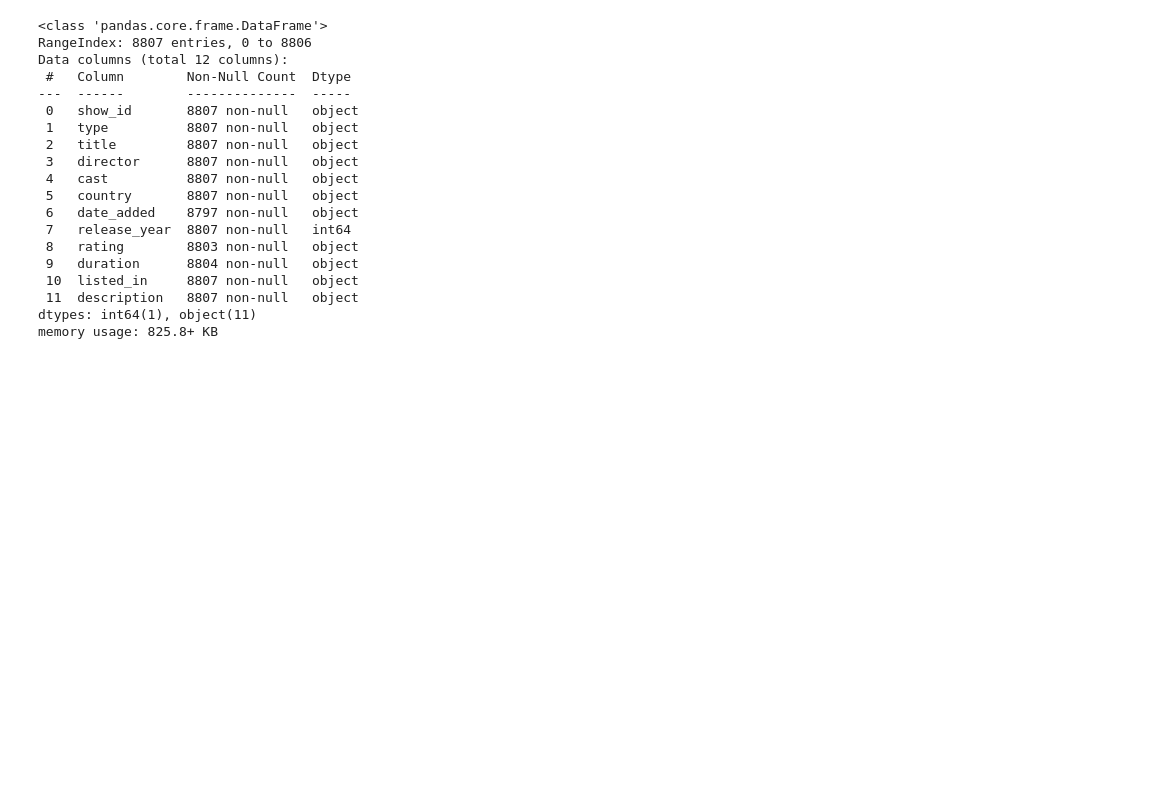
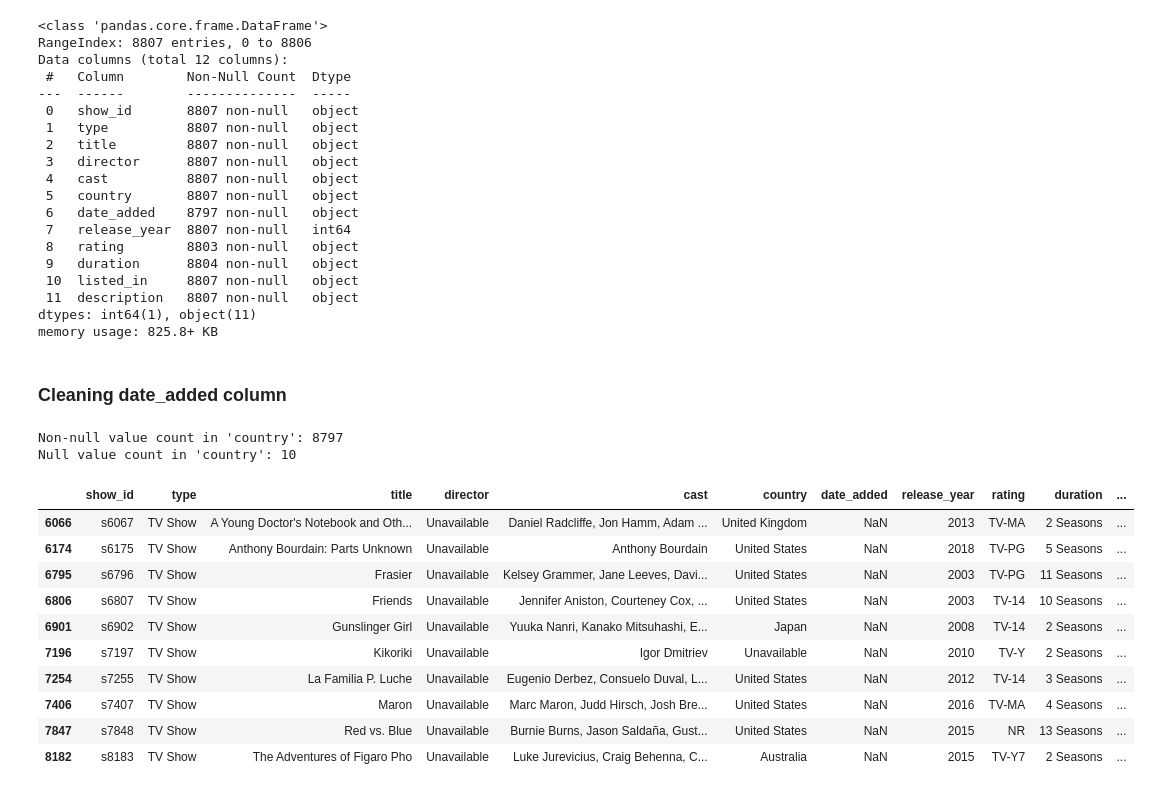
Before and after one commit to mutumagitonga/Netflix-Movies-and-TV-Shows-Data-Analysis, a Jupyter notebook: netflix_movies_and_shows.ipynb, the cells around one changed output. Cells and saved outputs as stored; diff of their text form; code cells hidden in the pictures; blank space fills up the shorter version.

```diff
--- a/netflix_movies_and_shows.ipynb
+++ b/netflix_movies_and_shows.ipynb
@@ -210,3 +210,32 @@ Data columns (total 12 columns):
  11  description   8807 non-null   object
 dtypes: int64(1), object(11)
 memory usage: 825.8+ KB
+# %% [markdown]
+### Cleaning date_added column
+# %%
+# Checking the number of null and non-null values
+# Confirm count of non values in 'cast' column (Hence all other values are null)
+null_vals_date_added_col = df['date_added'].isnull().sum()
+non_null_vals_date_added_col = len(df) - null_vals_date_added_col
+
+print(f"Non-null value count in 'country': {non_null_vals_date_added_col}")
+print(f"Null value count in 'country': {null_vals_date_added_col}")
+# %% [output]
+Non-null value count in 'country': 8797
+Null value count in 'country': 10
+# %%
+# Returning rows with null values
+rows_with_null_date_added_col = df[df['date_added'].isnull()]
+rows_with_null_date_added_col
+# %% [output]
+|  | show_id | type | title | director | cast | country | date_added | release_year | rating | duration | ... |
+| 6066 | s6067 | TV Show | A Young Doctor's Notebook and Oth... | Unavailable | Daniel Radcliffe, Jon Hamm, Adam ... | United Kingdom | NaN | 2013 | TV-MA | 2 Seasons | ... |
+| 6174 | s6175 | TV Show | Anthony Bourdain: Parts Unknown | Unavailable | Anthony Bourdain | United States | NaN | 2018 | TV-PG | 5 Seasons | ... |
+| 6795 | s6796 | TV Show | Frasier | Unavailable | Kelsey Grammer, Jane Leeves, Davi... | United States | NaN | 2003 | TV-PG | 11 Seasons | ... |
+| 6806 | s6807 | TV Show | Friends | Unavailable | Jennifer Aniston, Courteney Cox, ... | United States | NaN | 2003 | TV-14 | 10 Seasons | ... |
+| 6901 | s6902 | TV Show | Gunslinger Girl | Unavailable | Yuuka Nanri, Kanako Mitsuhashi, E... | Japan | NaN | 2008 | TV-14 | 2 Seasons | ... |
+| 7196 | s7197 | TV Show | Kikoriki | Unavailable | Igor Dmitriev | Unavailable | NaN | 2010 | TV-Y | 2 Seasons | ... |
+| 7254 | s7255 | TV Show | La Familia P. Luche | Unavailable | Eugenio Derbez, Consuelo Duval, L... | United States | NaN | 2012 | TV-14 | 3 Seasons | ... |
+| 7406 | s7407 | TV Show | Maron | Unavailable | Marc Maron, Judd Hirsch, Josh Bre... | United States | NaN | 2016 | TV-MA | 4 Seasons | ... |
+| 7847 | s7848 | TV Show | Red vs. Blue | Unavailable | Burnie Burns, Jason Saldaña, Gust... | United States | NaN | 2015 | NR | 13 Seasons | ... |
+| 8182 | s8183 | TV Show | The Adventures of Figaro Pho | Unavailable | Luke Jurevicius, Craig Behenna, C... | Australia | NaN | 2015 | TV-Y7 | 2 Seasons | ... |
```
Also changed, not shown: parts of 12 cells of this notebook.
